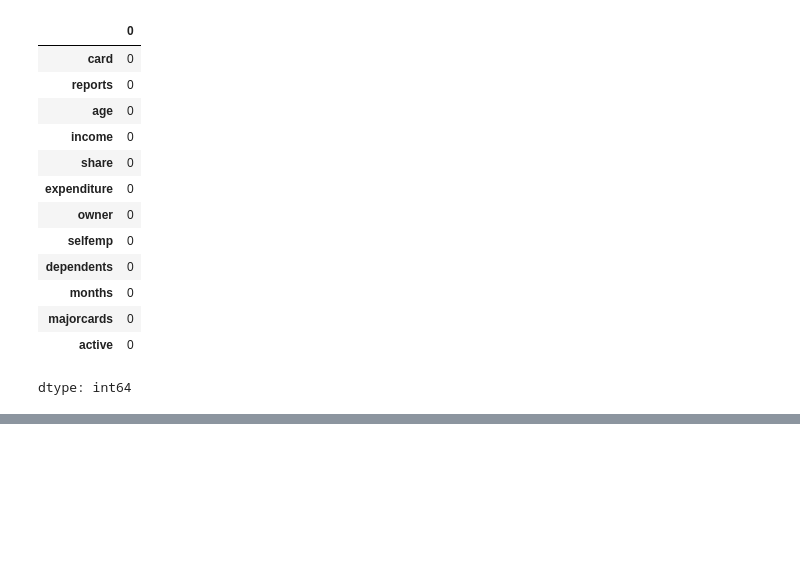
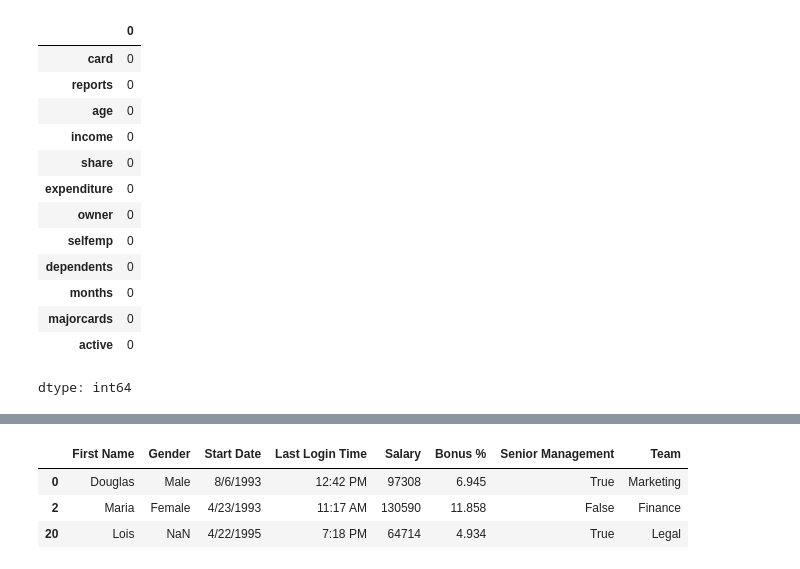
Before and after one commit to Bharani-a123/ML-JOURNEY, a Jupyter notebook: Pandas.ipynb, the cells around one changed output, grey strips where cells are left out. Saved outputs shown, nothing was run; the diff lists cells and outputs as text; code cells hidden in the pictures; blank space fills up the shorter version.

```diff
--- a/Pandas.ipynb
+++ b/Pandas.ipynb
@@ -235,0 +256,8 @@ dtype: int64
+# %%
+d.drop_duplicates(subset=["Gender"],inplace=True)
+display(d)
+# %% [output]
+|  | First Name | Gender | Start Date | Last Login Time | Salary | Bonus % | Senior Management | Team |
+| 0 | Douglas | Male | 8/6/1993 | 12:42 PM | 97308 | 6.945 | True | Marketing |
+| 2 | Maria | Female | 4/23/1993 | 11:17 AM | 130590 | 11.858 | False | Finance |
+| 20 | Lois | NaN | 4/22/1995 | 7:18 PM | 64714 | 4.934 | True | Legal |
```
Also changed, not shown: parts of 6 cells of this notebook.
